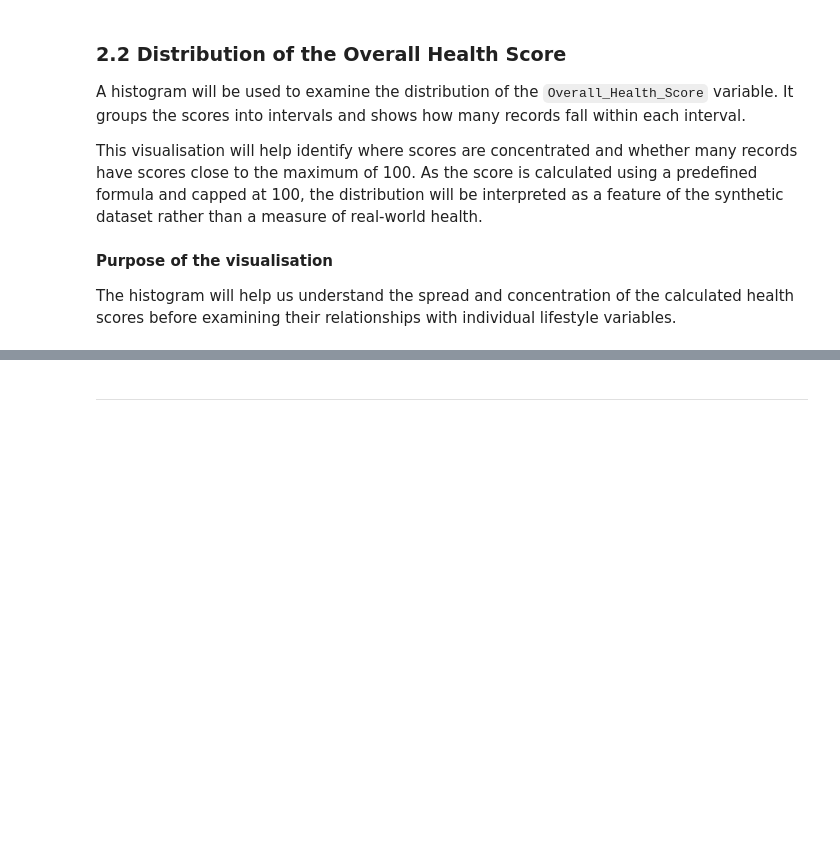
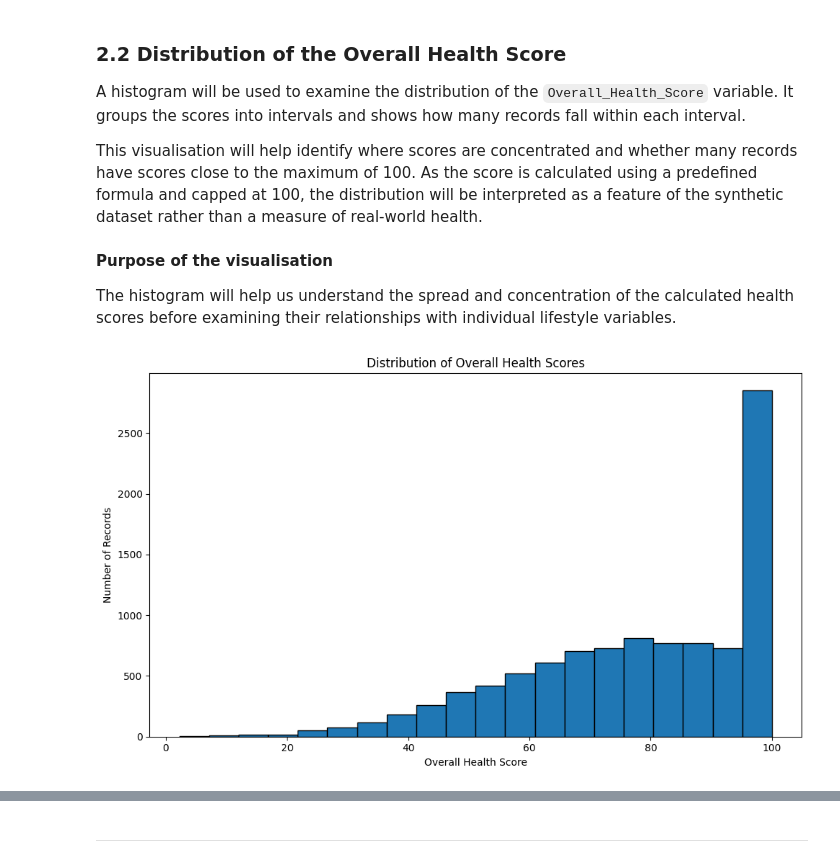
Before and after one commit to LieneRubule/Holistic-Health-and-Lifestyle-Score-Dataset, a Jupyter notebook: jupyter_notebooks/02_Exploratory_Data_Analysis.ipynb, the cells around one changed output, grey strips where cells are left out. Saved outputs shown, nothing was run; the diff lists cells and outputs as text; code cells hidden in the pictures; blank space fills up the shorter version.

Commit message:
Analyse the distribution of overall health scores

```diff
--- a/jupyter_notebooks/02_Exploratory_Data_Analysis.ipynb
+++ b/jupyter_notebooks/02_Exploratory_Data_Analysis.ipynb
@@ -282,0 +285,18 @@ The histogram will help us understand the spread and concentration of the calcul
+# %%
+# Import matplotlib for data visualisation
+import matplotlib.pyplot as plt
+
+# Create a histogram of the overall health scores
+plt.figure(figsize=(10, 6))
+plt.hist(df["Overall_Health_Score"], bins=20, edgecolor="black")
+
+# Add a title and axis labels
+plt.title("Distribution of Overall Health Scores")
+plt.xlabel("Overall Health Score")
+plt.ylabel("Number of Records")
+
+# Display the histogram
+plt.tight_layout()
+plt.show()
+# %% [output]
+[figure, added]
```
Also changed, not shown: parts of 3 cells of this notebook.
